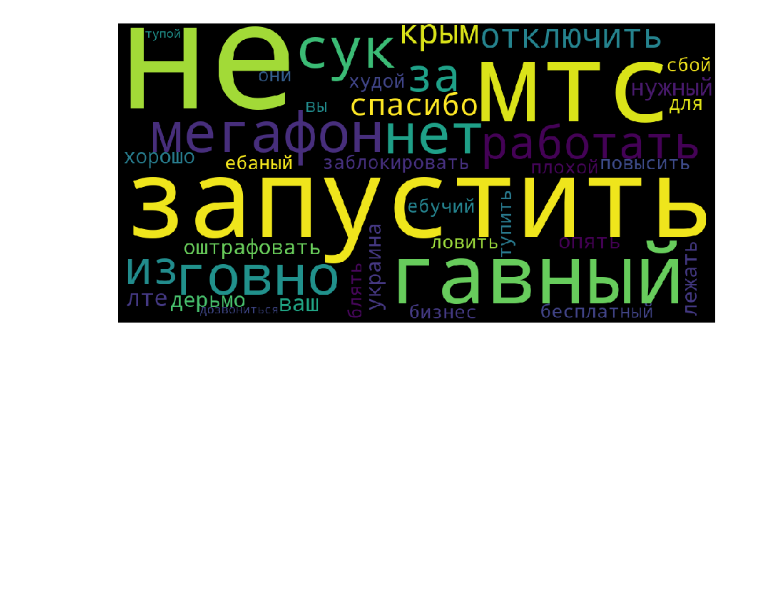
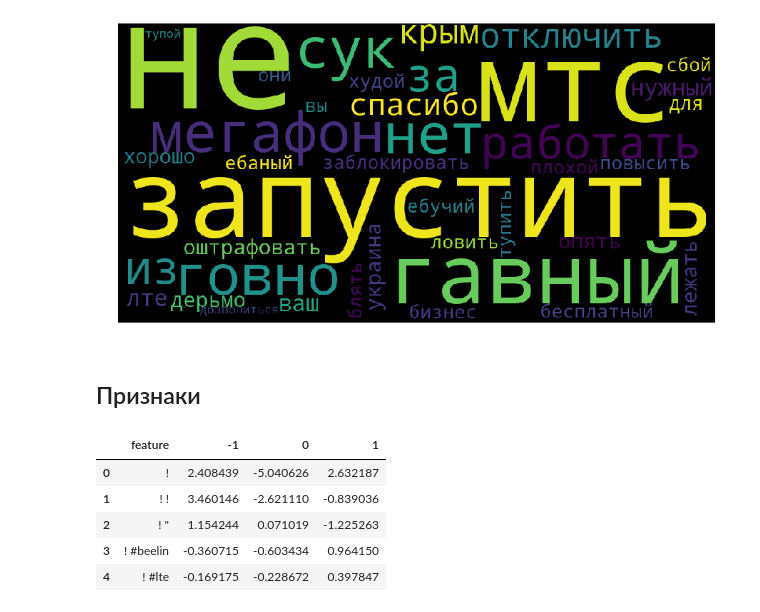
Before and after one commit to dkbrz/AOT_HW, a Jupyter notebook: HW_1/Preprocessing.ipynb, the cells around one changed output. Saved outputs shown, nothing was run; the diff lists cells and outputs as text; code cells hidden in the pictures; blank space fills up the shorter version.

```diff
--- a/HW_1/Preprocessing.ipynb
+++ b/HW_1/Preprocessing.ipynb
@@ -718,3 +762,5 @@ plt.axis('off')
 # %% [output]
 (-0.5, 999.5, 499.5, -0.5)
 [figure]
+# %% [markdown]
+## Признаки
@@ -720,0 +773,9 @@ plt.axis('off')
+# %%
+features.head()
+# %% [output]
+|  | feature | -1 | 0 | 1 |
+| 0 | ! | 2.408439 | -5.040626 | 2.632187 |
+| 1 | ! ! | 3.460146 | -2.621110 | -0.839036 |
+| 2 | ! " | 1.154244 | 0.071019 | -1.225263 |
+| 3 | ! #beelin | -0.360715 | -0.603434 | 0.964150 |
+| 4 | ! #lte | -0.169175 | -0.228672 | 0.397847 |
```
Also changed, not shown: parts of 23 cells of this notebook, 1 other file.
